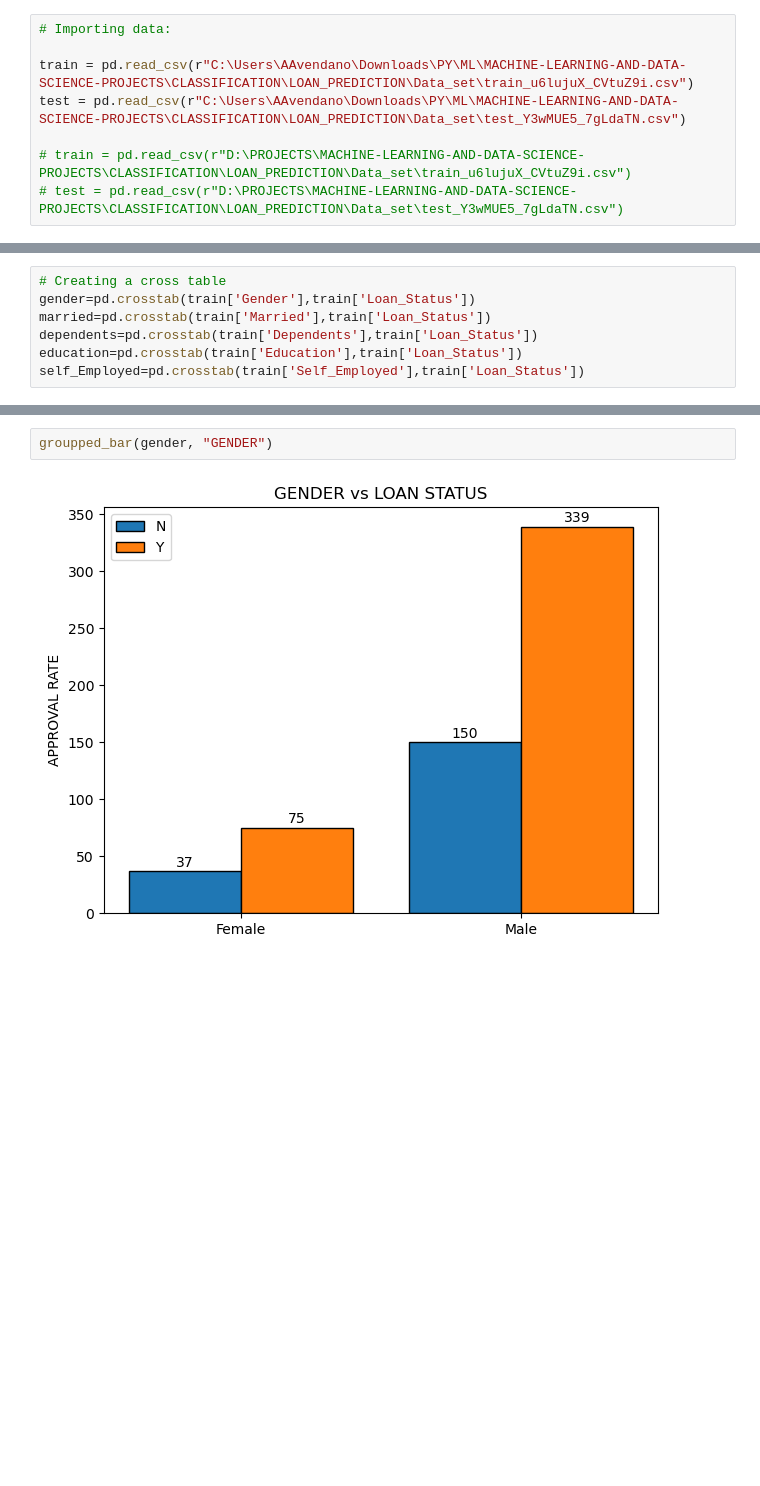
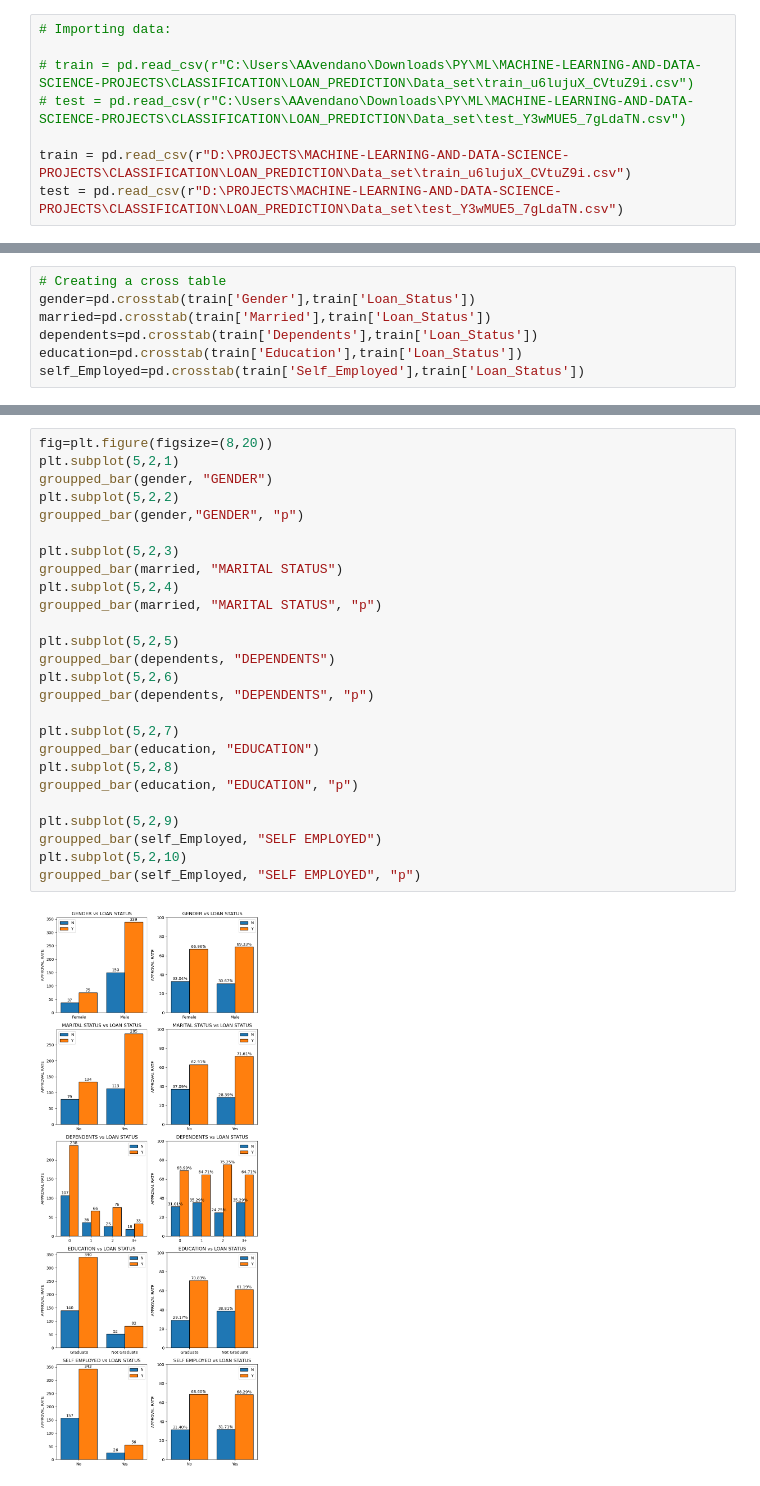
Before and after one commit to AlbertoGhub/MACHINE-LEARNING-AND-DATA-SCIENCE-PROJECTS, a Jupyter notebook: CLASSIFICATION/LOAN_PREDICTION/Loan_Prediction_Problem.ipynb, the cells around one changed output, grey strips where cells are left out. Drawn from its saved outputs; the diff is of its cells as text; blank space fills up the shorter version.

```diff
--- a/CLASSIFICATION/LOAN_PREDICTION/Loan_Prediction_Problem.ipynb
+++ b/CLASSIFICATION/LOAN_PREDICTION/Loan_Prediction_Problem.ipynb
@@ -25,11 +25,11 @@ import seaborn as sns
 # %%
 # Importing data:
 
-train = pd.read_csv(r"C:\Users\AAvendano\Downloads\PY\ML\MACHINE-LEARNING-AND-DATA-SCIENCE-PROJECTS\CLASSIFICATION\LOAN_PREDICTION\Data_set\train_u6lujuX_CVtuZ9i.csv")
-test = pd.read_csv(r"C:\Users\AAvendano\Downloads\PY\ML\MACHINE-LEARNING-AND-DATA-SCIENCE-PROJECTS\CLASSIFICATION\LOAN_PREDICTION\Data_set\test_Y3wMUE5_7gLdaTN.csv")
+# train = pd.read_csv(r"C:\Users\AAvendano\Downloads\PY\ML\MACHINE-LEARNING-AND-DATA-SCIENCE-PROJECTS\CLASSIFICATION\LOAN_PREDICTION\Data_set\train_u6lujuX_CVtuZ9i.csv")
+# test = pd.read_csv(r"C:\Users\AAvendano\Downloads\PY\ML\MACHINE-LEARNING-AND-DATA-SCIENCE-PROJECTS\CLASSIFICATION\LOAN_PREDICTION\Data_set\test_Y3wMUE5_7gLdaTN.csv")
 
-# train = pd.read_csv(r"D:\PROJECTS\MACHINE-LEARNING-AND-DATA-SCIENCE-PROJECTS\CLASSIFICATION\LOAN_PREDICTION\Data_set\train_u6lujuX_CVtuZ9i.csv")
-# test = pd.read_csv(r"D:\PROJECTS\MACHINE-LEARNING-AND-DATA-SCIENCE-PROJECTS\CLASSIFICATION\LOAN_PREDICTION\Data_set\test_Y3wMUE5_7gLdaTN.csv")
+train = pd.read_csv(r"D:\PROJECTS\MACHINE-LEARNING-AND-DATA-SCIENCE-PROJECTS\CLASSIFICATION\LOAN_PREDICTION\Data_set\train_u6lujuX_CVtuZ9i.csv")
+test = pd.read_csv(r"D:\PROJECTS\MACHINE-LEARNING-AND-DATA-SCIENCE-PROJECTS\CLASSIFICATION\LOAN_PREDICTION\Data_set\test_Y3wMUE5_7gLdaTN.csv")
 # %%
 # To keep the original data, it is a good practice to make a copy. Let's just do that:
 
@@ -364,6 +425,30 @@ def groupped_bar(data, name = "COLUMN NAME"):
 
     plt.tight_layout()
 # %%
+fig=plt.figure(figsize=(8,20))
+plt.subplot(5,2,1)
 groupped_bar(gender, "GENDER")
+plt.subplot(5,2,2)
+groupped_bar(gender,"GENDER", "p")
+
+plt.subplot(5,2,3)
+groupped_bar(married, "MARITAL STATUS")
+plt.subplot(5,2,4)
+groupped_bar(married, "MARITAL STATUS", "p")
+
+plt.subplot(5,2,5)
+groupped_bar(dependents, "DEPENDENTS")
+plt.subplot(5,2,6)
+groupped_bar(dependents, "DEPENDENTS", "p")
+
+plt.subplot(5,2,7)
+groupped_bar(education, "EDUCATION")
+plt.subplot(5,2,8)
+groupped_bar(education, "EDUCATION", "p")
+
+plt.subplot(5,2,9)
+groupped_bar(self_Employed, "SELF EMPLOYED")
+plt.subplot(5,2,10)
+groupped_bar(self_Employed, "SELF EMPLOYED", "p")
 # %% [output]
-[figure, old version]
+[figure, new version]
```
Also changed, not shown: parts of 6 cells of this notebook.
